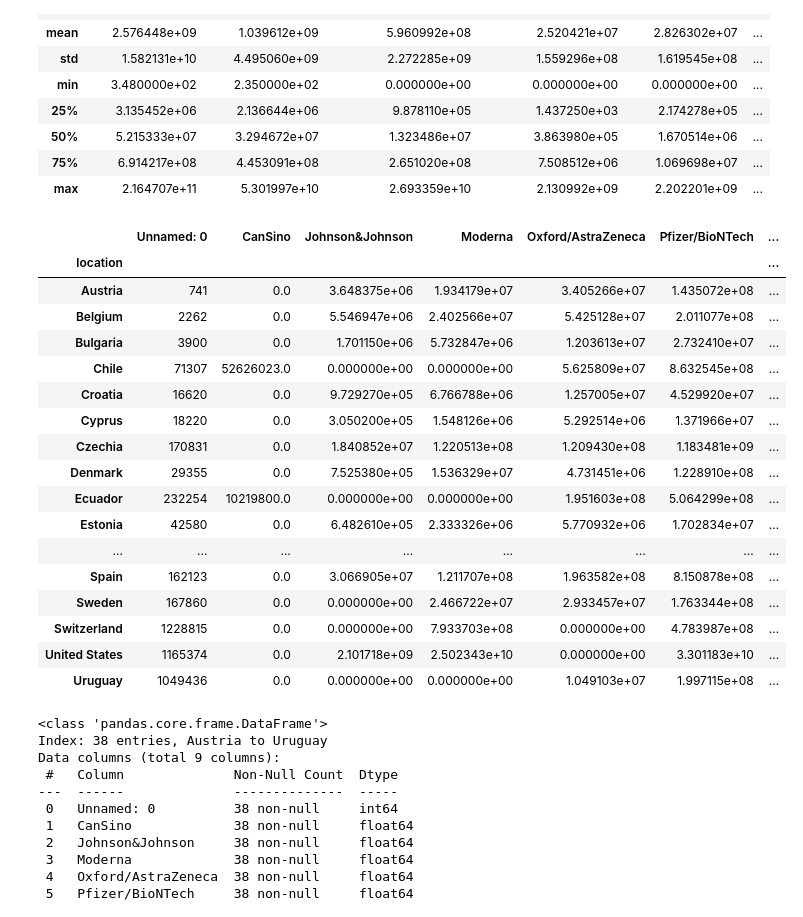
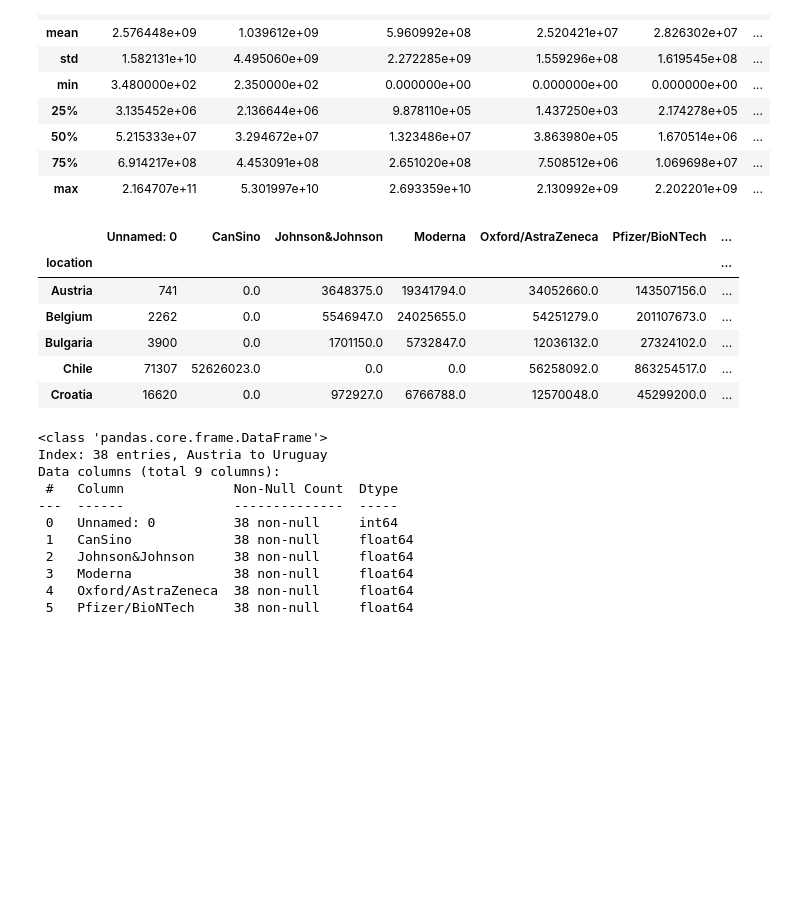
Before and after one commit to anchorlightforge/world-study, a Jupyter notebook: Notebooks/country_vaccination_merged_with_population.ipynb, the cells around one changed output. Cells and saved outputs as stored; diff of their text form; code cells hidden in the pictures; blank space fills up the shorter version.

```diff
--- a/Notebooks/country_vaccination_merged_with_population.ipynb
+++ b/Notebooks/country_vaccination_merged_with_population.ipynb
@@ -35,7 +37,7 @@ len(country_vaccination.location.unique())
 38
 # %%
 
-vacc_count_df = pd.read_csv('git collab/world-study/Resources/manufacturer_breakdown.csv')
+vacc_count_df = pd.read_csv('../Resources/manufacturer_breakdown.csv')
 vacc_count_df.info()
 # %% [output]
 <class 'pandas.core.frame.DataFrame'>
@@ -159,26 +150,15 @@ merged_data_df.describe()
 # %%
 # a look at the total number of vaccination breakdown by country (information obtained for 38 countries)
 count_group_df = vacc_count_df.groupby('location').sum()
-count_group_df
+count_group_df.head()
 # %% [output]
 |  | Unnamed: 0 | CanSino | Johnson&Johnson | Moderna | Oxford/AstraZeneca | Pfizer/BioNTech | ... |
 | location |  |  |  |  |  |  | ... |
-| Austria | 741 | 0.0 | 3.648375e+06 | 1.934179e+07 | 3.405266e+07 | 1.435072e+08 | ... |
-| Belgium | 2262 | 0.0 | 5.546947e+06 | 2.402566e+07 | 5.425128e+07 | 2.011077e+08 | ... |
-| Bulgaria | 3900 | 0.0 | 1.701150e+06 | 5.732847e+06 | 1.203613e+07 | 2.732410e+07 | ... |
-| Chile | 71307 | 52626023.0 | 0.000000e+00 | 0.000000e+00 | 5.625809e+07 | 8.632545e+08 | ... |
-| Croatia | 16620 | 0.0 | 9.729270e+05 | 6.766788e+06 | 1.257005e+07 | 4.529920e+07 | ... |
-| Cyprus | 18220 | 0.0 | 3.050200e+05 | 1.548126e+06 | 5.292514e+06 | 1.371966e+07 | ... |
-| Czechia | 170831 | 0.0 | 1.840852e+07 | 1.220513e+08 | 1.209430e+08 | 1.183481e+09 | ... |
-| Denmark | 29355 | 0.0 | 7.525380e+05 | 1.536329e+07 | 4.731451e+06 | 1.228910e+08 | ... |
-| Ecuador | 232254 | 10219800.0 | 0.000000e+00 | 0.000000e+00 | 1.951603e+08 | 5.064299e+08 | ... |
-| Estonia | 42580 | 0.0 | 6.482610e+05 | 2.333326e+06 | 5.770932e+06 | 1.702834e+07 | ... |
-| ... | ... | ... | ... | ... | ... | ... | ... |
-| Spain | 162123 | 0.0 | 3.066905e+07 | 1.211707e+08 | 1.963582e+08 | 8.150878e+08 | ... |
-| Sweden | 167860 | 0.0 | 0.000000e+00 | 2.466722e+07 | 2.933457e+07 | 1.763344e+08 | ... |
-| Switzerland | 1228815 | 0.0 | 0.000000e+00 | 7.933703e+08 | 0.000000e+00 | 4.783987e+08 | ... |
-| United States | 1165374 | 0.0 | 2.101718e+09 | 2.502343e+10 | 0.000000e+00 | 3.301183e+10 | ... |
-| Uruguay | 1049436 | 0.0 | 0.000000e+00 | 0.000000e+00 | 1.049103e+07 | 1.997115e+08 | ... |
+| Austria | 741 | 0.0 | 3648375.0 | 19341794.0 | 34052660.0 | 143507156.0 | ... |
+| Belgium | 2262 | 0.0 | 5546947.0 | 24025655.0 | 54251279.0 | 201107673.0 | ... |
+| Bulgaria | 3900 | 0.0 | 1701150.0 | 5732847.0 | 12036132.0 | 27324102.0 | ... |
+| Chile | 71307 | 52626023.0 | 0.0 | 0.0 | 56258092.0 | 863254517.0 | ... |
+| Croatia | 16620 | 0.0 | 972927.0 | 6766788.0 | 12570048.0 | 45299200.0 | ... |
 # %%
 count_group_df.info()
 # %% [output]
```
Also changed, not shown: parts of 13 cells of this notebook.
